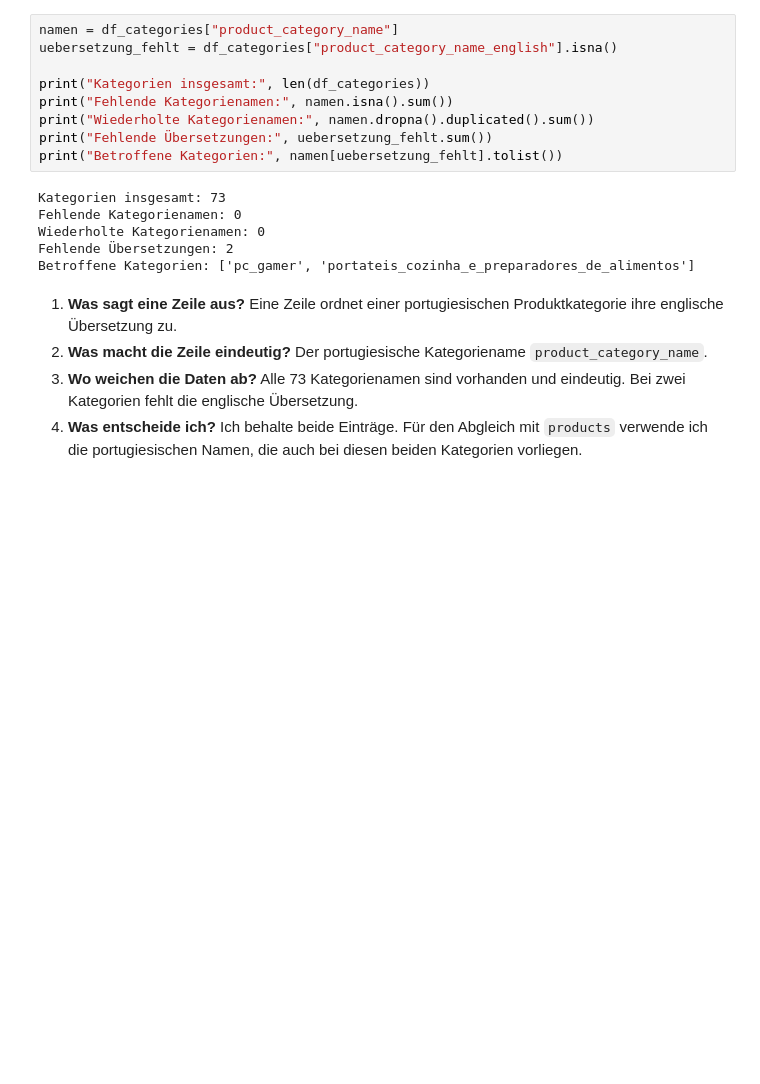
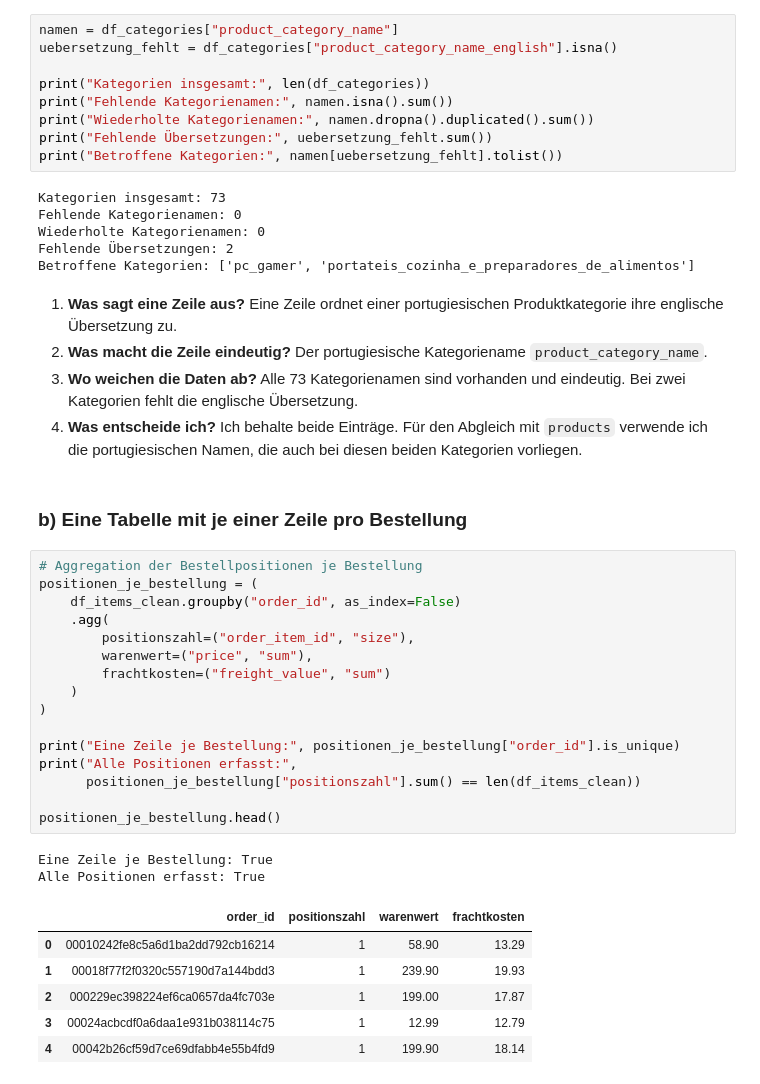
Before and after one commit to hagen-o/DABI1-Projekt, a Jupyter notebook: Main.ipynb, the cells around one changed output. Drawn from its saved outputs; the diff is of its cells as text; blank space fills up the shorter version.

```diff
--- a/Main.ipynb
+++ b/Main.ipynb
@@ -270,3 +270,30 @@ Betroffene Kategorien: ['pc_gamer', 'portateis_cozinha_e_preparadores_de_aliment
 2. **Was macht die Zeile eindeutig?** Der portugiesische Kategoriename `product_category_name`.
 3. **Wo weichen die Daten ab?** Alle 73 Kategorienamen sind vorhanden und eindeutig. Bei zwei Kategorien fehlt die englische Übersetzung.
 4. **Was entscheide ich?** Ich behalte beide Einträge. Für den Abgleich mit `products` verwende ich die portugiesischen Namen, die auch bei diesen beiden Kategorien vorliegen.
+# %% [markdown]
+### b) Eine Tabelle mit je einer Zeile pro Bestellung
+# %%
+# Aggregation der Bestellpositionen je Bestellung
+positionen_je_bestellung = (
+    df_items_clean.groupby("order_id", as_index=False)
+    .agg(
+        positionszahl=("order_item_id", "size"),
+        warenwert=("price", "sum"),
+        frachtkosten=("freight_value", "sum")
+    )
+)
+
+print("Eine Zeile je Bestellung:", positionen_je_bestellung["order_id"].is_unique)
+print("Alle Positionen erfasst:",
+      positionen_je_bestellung["positionszahl"].sum() == len(df_items_clean))
+
+positionen_je_bestellung.head()
+# %% [output]
+Eine Zeile je Bestellung: True
+Alle Positionen erfasst: True
+|  | order_id | positionszahl | warenwert | frachtkosten |
+| 0 | 00010242fe8c5a6d1ba2dd792cb16214 | 1 | 58.90 | 13.29 |
+| 1 | 00018f77f2f0320c557190d7a144bdd3 | 1 | 239.90 | 19.93 |
+| 2 | 000229ec398224ef6ca0657da4fc703e | 1 | 199.00 | 17.87 |
+| 3 | 00024acbcdf0a6daa1e931b038114c75 | 1 | 12.99 | 12.79 |
+| 4 | 00042b26cf59d7ce69dfabb4e55b4fd9 | 1 | 199.90 | 18.14 |
```
Also changed, not shown: parts of 9 cells of this notebook.
